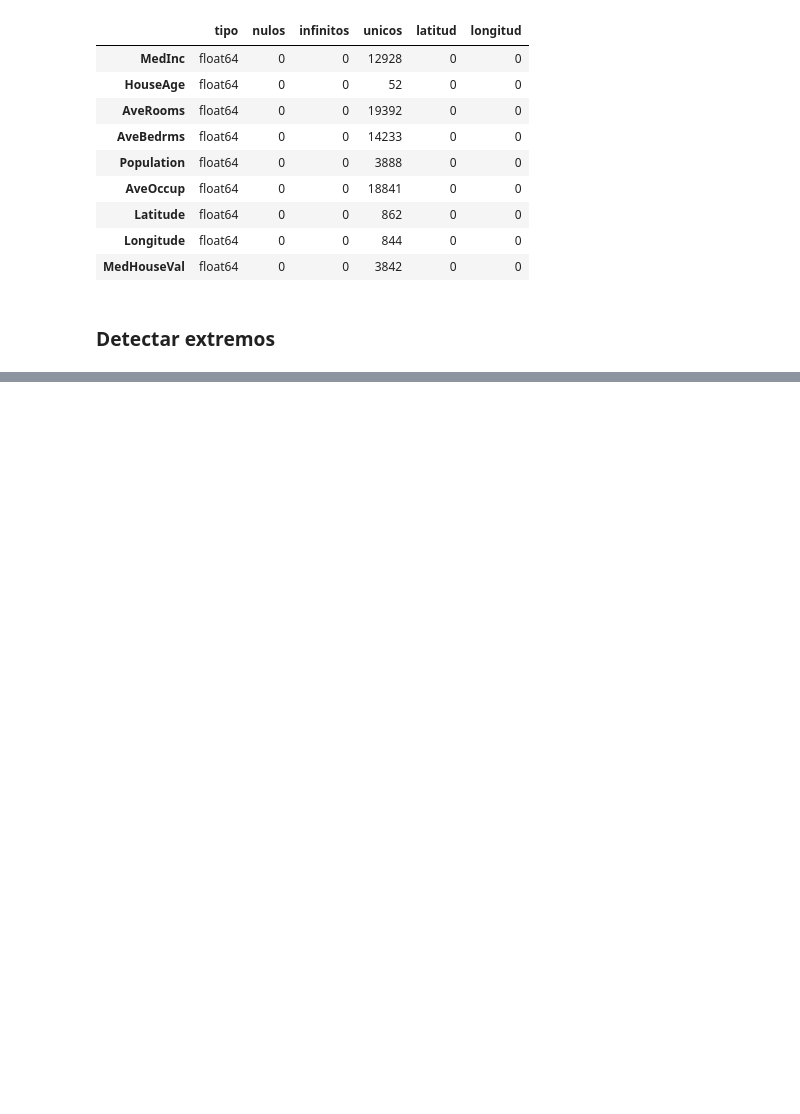
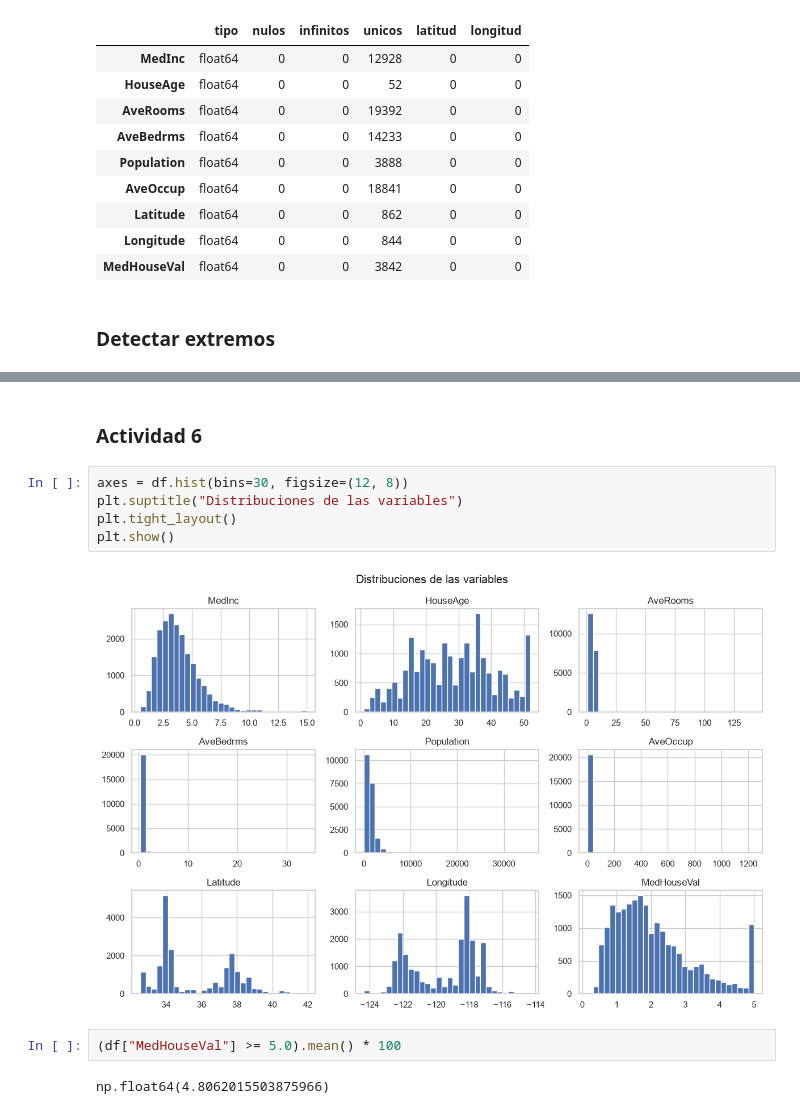
Before and after one commit to marcell-llerena/datascience-g8, a Jupyter notebook: notebooks/20260902_33_regresion_lineal.ipynb, the cells around one changed output, grey strips where cells are left out. Cells and saved outputs as stored; diff of their text form; blank space fills up the shorter version.

```diff
--- a/notebooks/20260902_33_regresion_lineal.ipynb
+++ b/notebooks/20260902_33_regresion_lineal.ipynb
@@ -89,0 +121,13 @@ pd.DataFrame({
+# %% [markdown]
+### Actividad 6
+# %%
+axes = df.hist(bins=30, figsize=(12, 8))
+plt.suptitle("Distribuciones de las variables")
+plt.tight_layout()
+plt.show()
+# %% [output]
+[figure, added]
+# %%
+(df["MedHouseVal"] >= 5.0).mean() * 100
+# %% [output]
+np.float64(4.8062015503875966)
```
Also changed, not shown: parts of 4 cells of this notebook.
